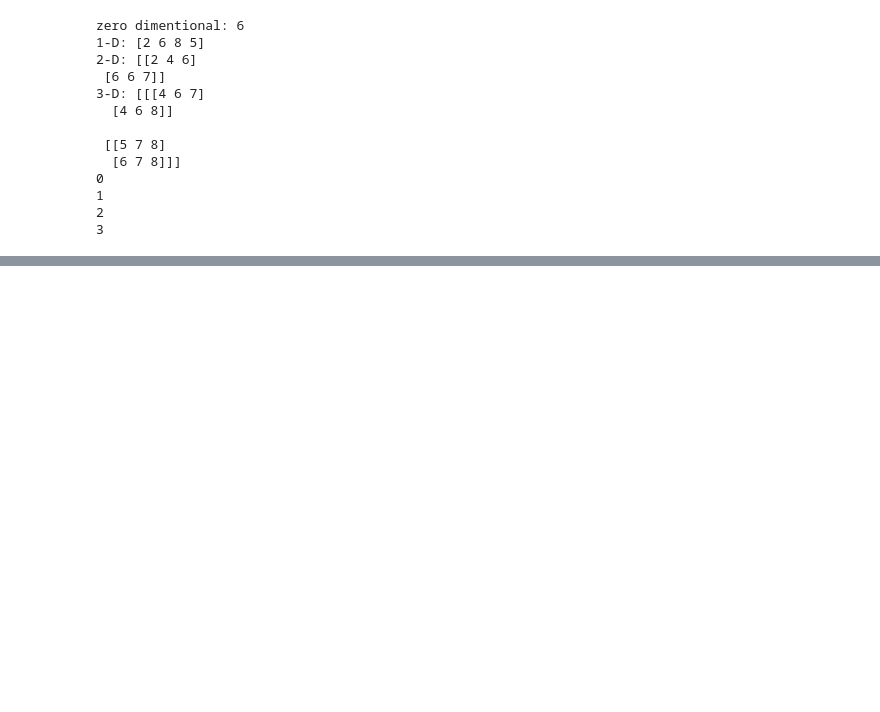
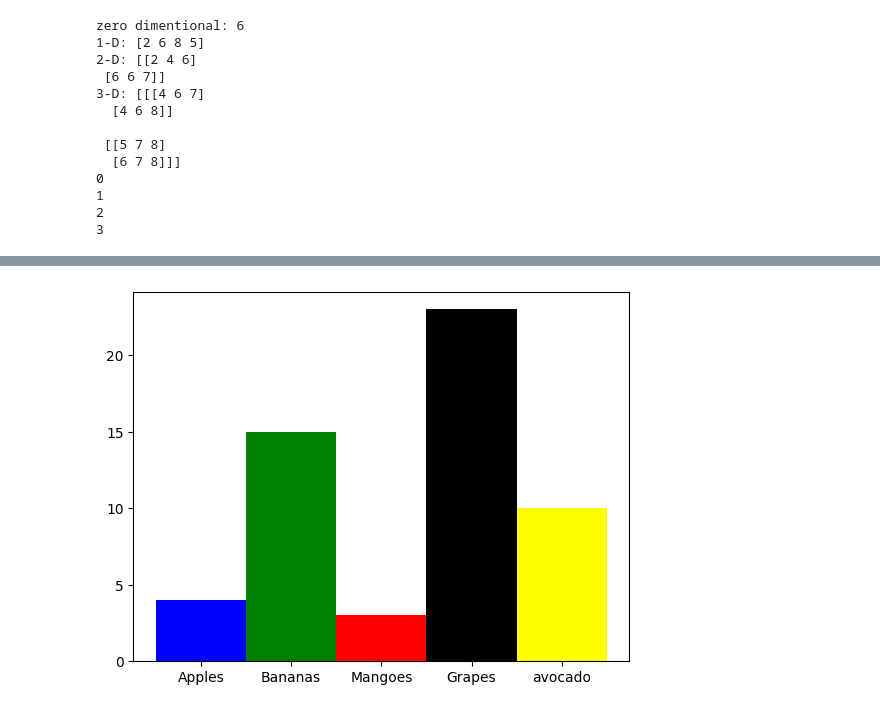
Before and after one commit to Kihorodavid/data-, a Jupyter notebook: numpy.ipynb, the cells around one changed output, grey strips where cells are left out. Saved outputs shown, nothing was run; the diff lists cells and outputs as text; code cells hidden in the pictures; blank space fills up the shorter version.

```diff
--- a/numpy.ipynb
+++ b/numpy.ipynb
@@ -52,0 +68,8 @@ ModuleNotFoundError: No module named 'matplotlib.pylot'
+# %%
+x= np.array(["Apples","Bananas","Mangoes","Grapes","avocado"])
+y= np.array([4,15,3,23,10])
+
+plt.bar(x,y, width=1 , color=("blue","green","red","black","yellow"))
+plt.show()
+# %% [output]
+[figure, added]
```
Also changed, not shown: parts of 6 cells of this notebook, 1 other file.
